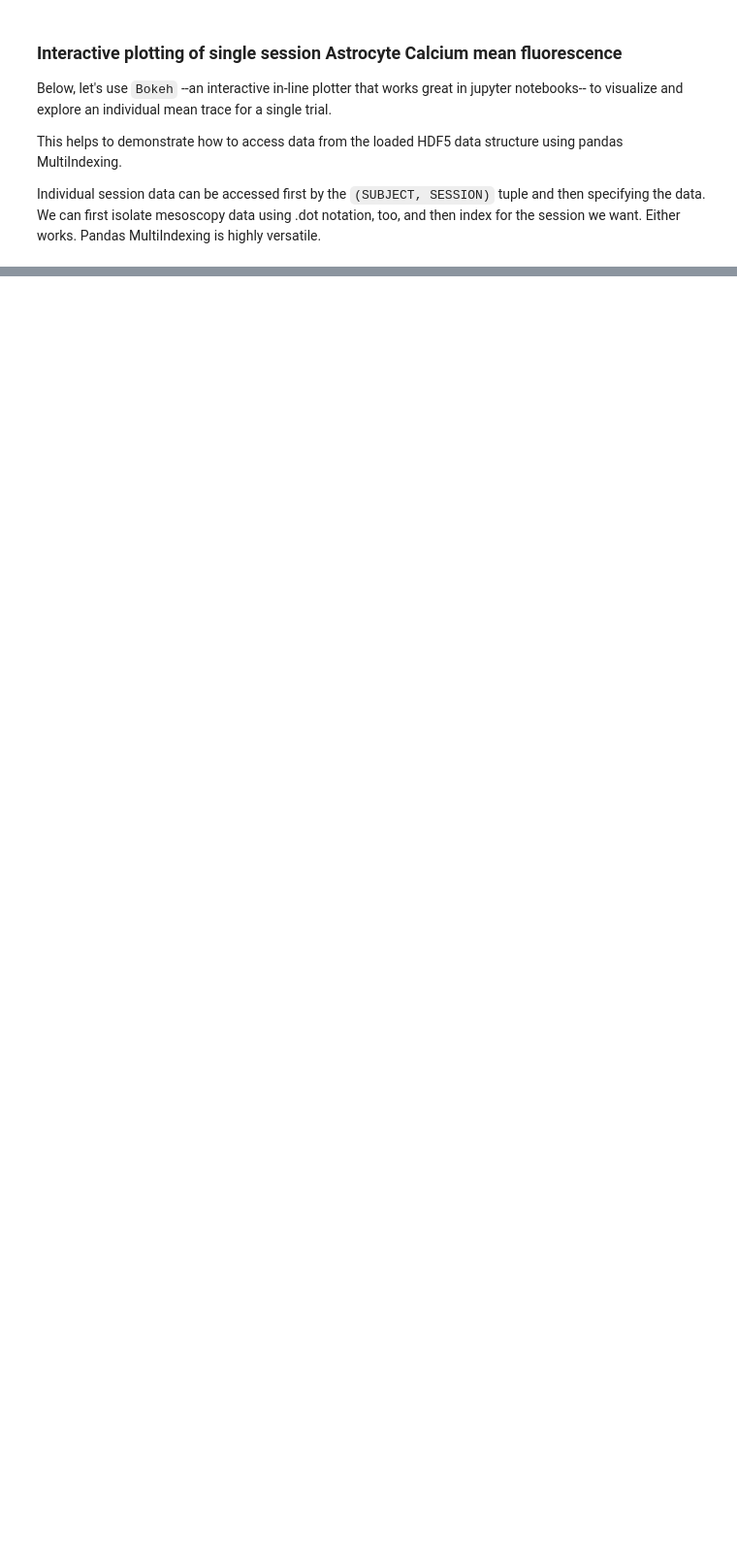
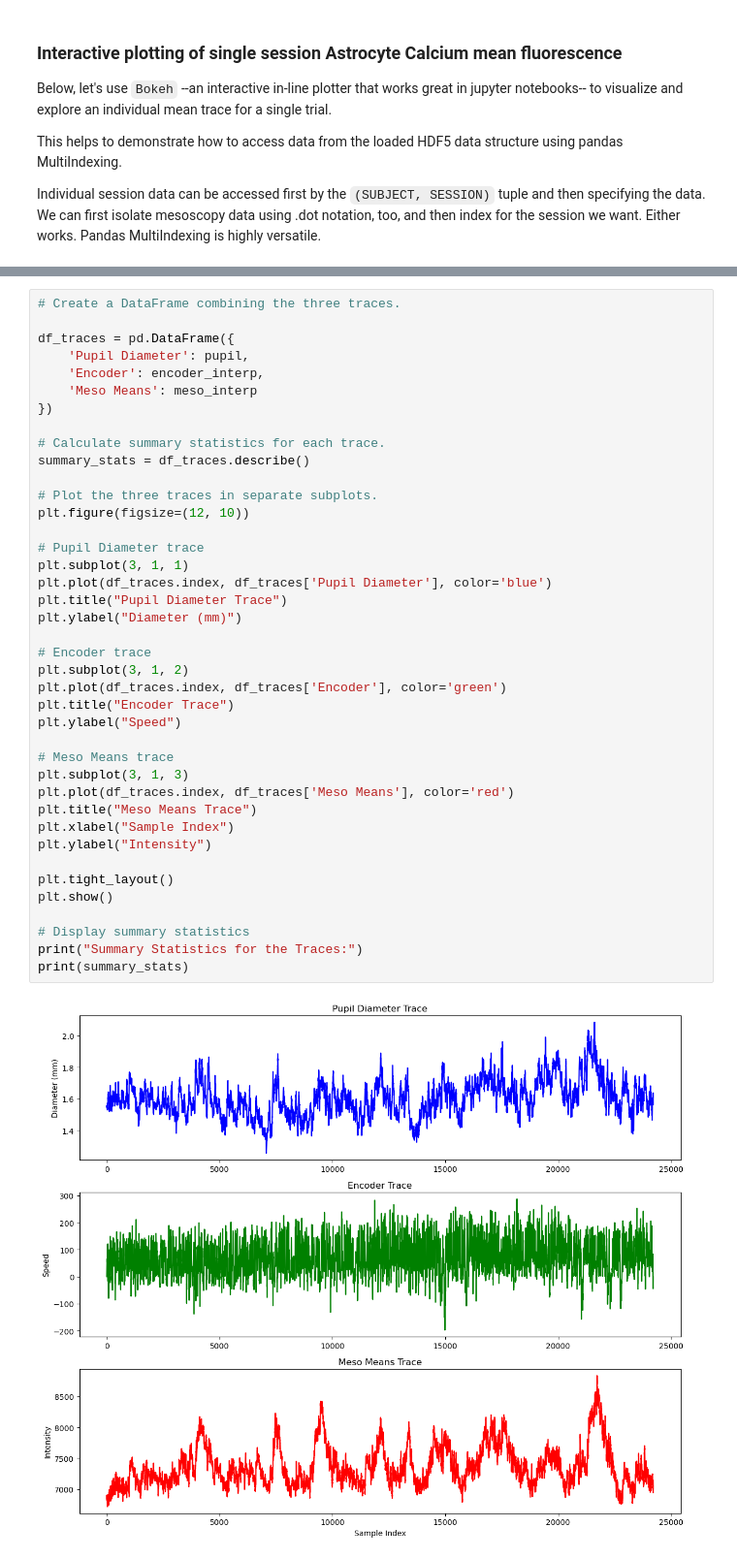
Before and after one commit to Gronemeyer/hfsa-analysis, a Jupyter notebook: notebooks/exploration.ipynb, the cells around one changed output, grey strips where cells are left out. Shown at 97% size. Cells and saved outputs as stored; diff of their text form; blank space fills up the shorter version.

```diff
--- a/notebooks/exploration.ipynb
+++ b/notebooks/exploration.ipynb
@@ -105,0 +311,42 @@ show(p)
+# %%
+# Create a DataFrame combining the three traces.
+
+df_traces = pd.DataFrame({
+    'Pupil Diameter': pupil,
+    'Encoder': encoder_interp,
+    'Meso Means': meso_interp
+})
+
+# Calculate summary statistics for each trace.
+summary_stats = df_traces.describe()
+
+# Plot the three traces in separate subplots.
+plt.figure(figsize=(12, 10))
+
+# Pupil Diameter trace
+plt.subplot(3, 1, 1)
+plt.plot(df_traces.index, df_traces['Pupil Diameter'], color='blue')
+plt.title("Pupil Diameter Trace")
+plt.ylabel("Diameter (mm)")
+
+# Encoder trace
+plt.subplot(3, 1, 2)
+plt.plot(df_traces.index, df_traces['Encoder'], color='green')
+plt.title("Encoder Trace")
+plt.ylabel("Speed")
+
+# Meso Means trace
+plt.subplot(3, 1, 3)
+plt.plot(df_traces.index, df_traces['Meso Means'], color='red')
+plt.title("Meso Means Trace")
+plt.xlabel("Sample Index")
+plt.ylabel("Intensity")
+
+plt.tight_layout()
+plt.show()
+
+# Display summary statistics
+print("Summary Statistics for the Traces:")
+print(summary_stats)
+# %% [output]
+[figure, added]
```
Also changed, not shown: parts of 14 cells of this notebook, 1 other file.
